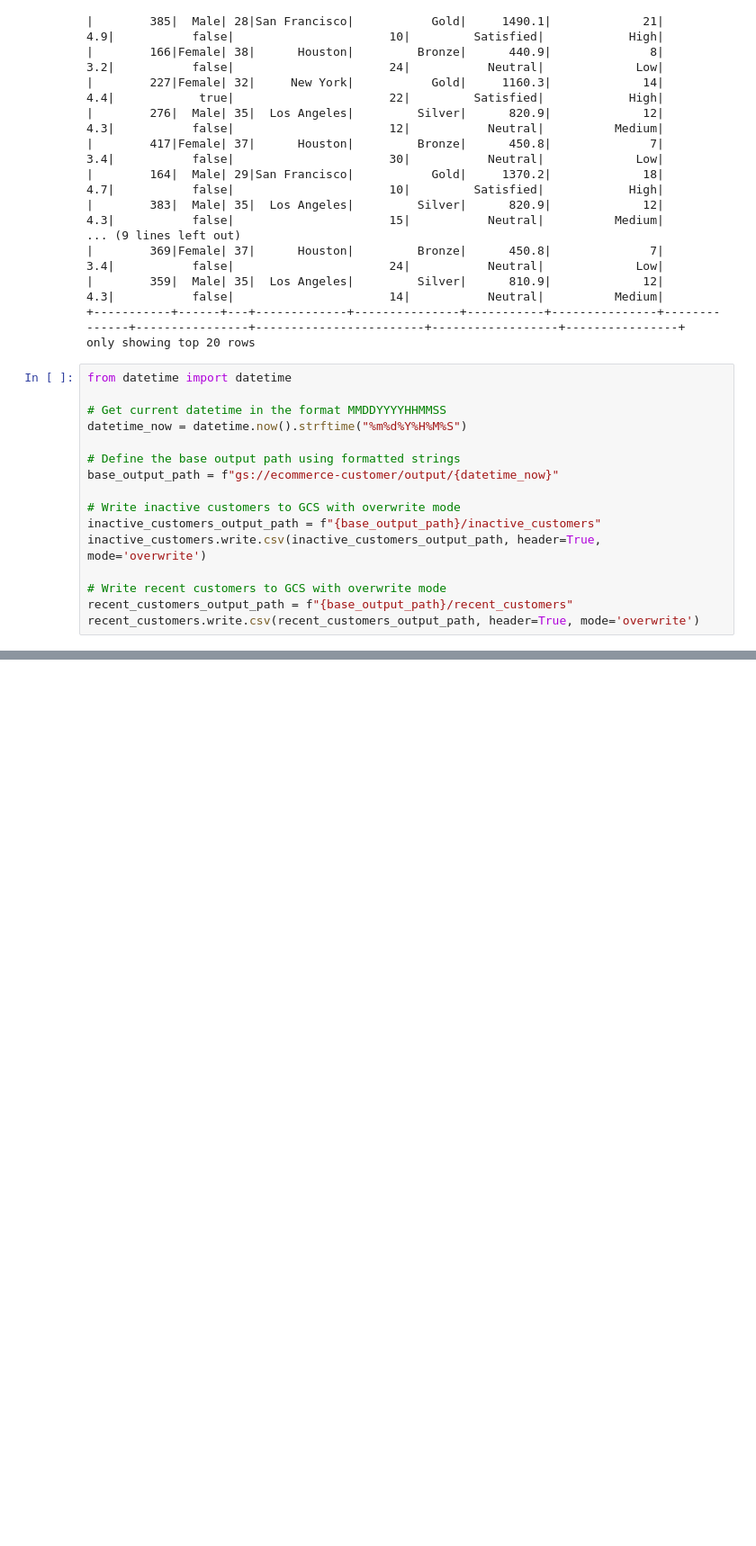
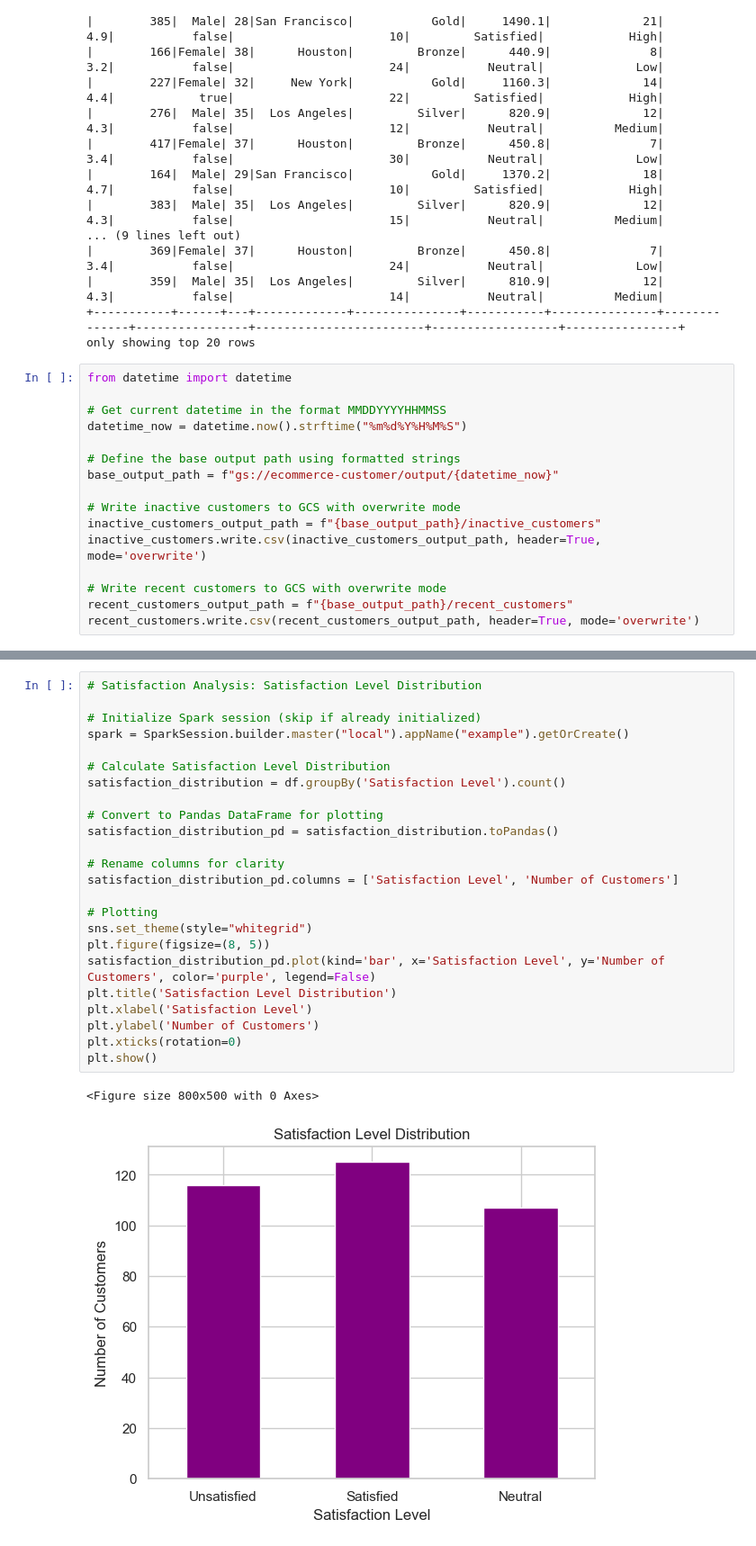
Before and after one commit to SAA1960/B_Pro, a Jupyter notebook: Data_Analysis.ipynb, the cells around one changed output, grey strips where cells are left out. Shown: that part at 90% size. Cells and saved outputs as stored; diff of their text form; blank space fills up the shorter version.

```diff
--- a/Data_Analysis.ipynb
+++ b/Data_Analysis.ipynb
@@ -179,0 +276,27 @@ recent_customers.write.csv(recent_customers_output_path, header=True, mode='over
+# %%
+# Satisfaction Analysis: Satisfaction Level Distribution
+
+# Initialize Spark session (skip if already initialized)
+spark = SparkSession.builder.master("local").appName("example").getOrCreate()
+
+# Calculate Satisfaction Level Distribution
+satisfaction_distribution = df.groupBy('Satisfaction Level').count()
+
+# Convert to Pandas DataFrame for plotting
+satisfaction_distribution_pd = satisfaction_distribution.toPandas()
+
+# Rename columns for clarity
+satisfaction_distribution_pd.columns = ['Satisfaction Level', 'Number of Customers']
+
+# Plotting
+sns.set_theme(style="whitegrid")
+plt.figure(figsize=(8, 5))
+satisfaction_distribution_pd.plot(kind='bar', x='Satisfaction Level', y='Number of Customers', color='purple', legend=False)
+plt.title('Satisfaction Level Distribution')
+plt.xlabel('Satisfaction Level')
+plt.ylabel('Number of Customers')
+plt.xticks(rotation=0)
+plt.show()
+# %% [output]
+<Figure size 800x500 with 0 Axes>
+[figure, added]
```
Also changed, not shown: parts of 19 cells of this notebook.
